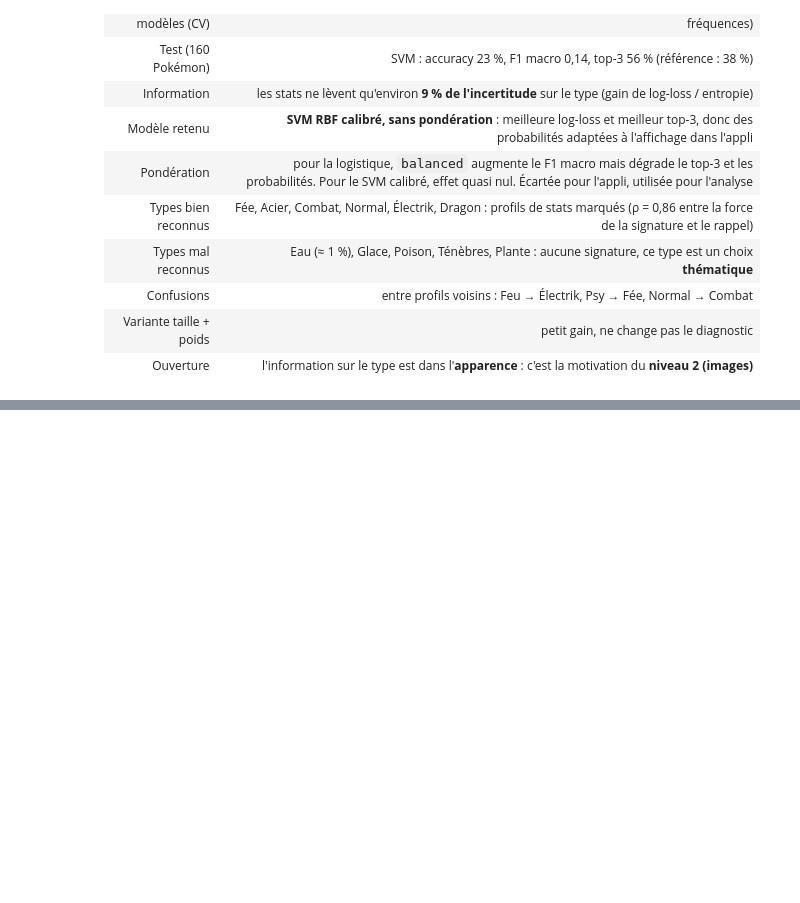
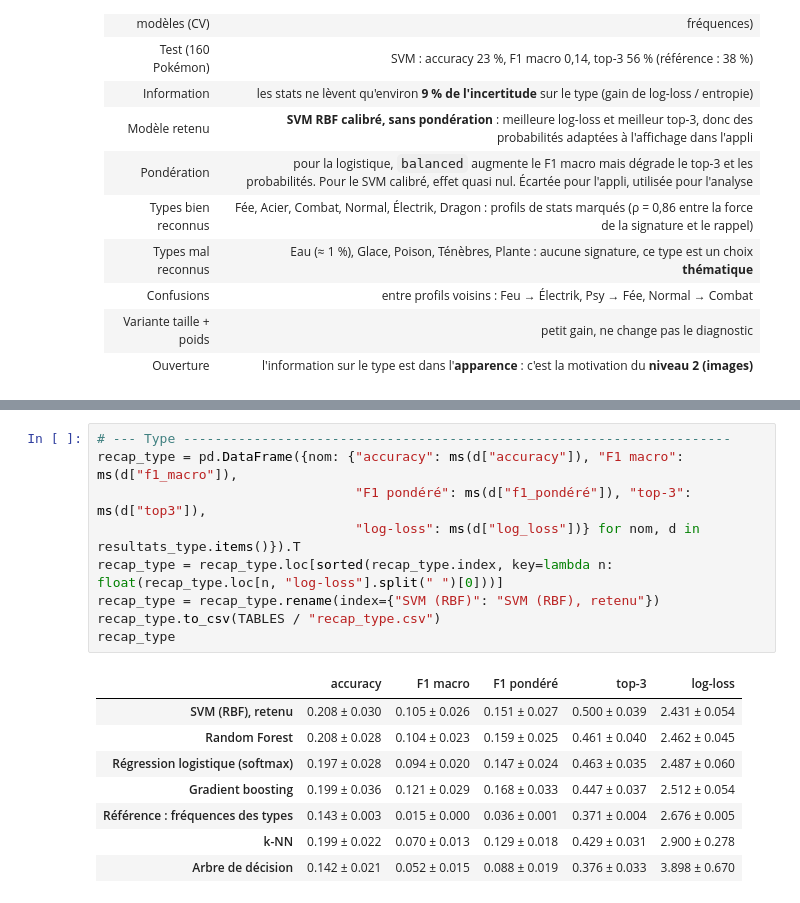
Before and after one commit to iceteeframboise/pokedex, a Jupyter notebook: notebooks/1_tabulaire.ipynb, the cells around one changed output, grey strips where cells are left out. Saved outputs shown, nothing was run; the diff lists cells and outputs as text; blank space fills up the shorter version.

```diff
--- a/notebooks/1_tabulaire.ipynb
+++ b/notebooks/1_tabulaire.ipynb
@@ -2403,0 +2473,18 @@ fmt_type(var_t)
+# %%
+# --- Type ----------------------------------------------------------------------
+recap_type = pd.DataFrame({nom: {"accuracy": ms(d["accuracy"]), "F1 macro": ms(d["f1_macro"]),
+                                 "F1 pondéré": ms(d["f1_pondéré"]), "top-3": ms(d["top3"]),
+                                 "log-loss": ms(d["log_loss"])} for nom, d in resultats_type.items()}).T
+recap_type = recap_type.loc[sorted(recap_type.index, key=lambda n: float(recap_type.loc[n, "log-loss"].split(" ")[0]))]
+recap_type = recap_type.rename(index={"SVM (RBF)": "SVM (RBF), retenu"})
+recap_type.to_csv(TABLES / "recap_type.csv")
+recap_type
+# %% [output]
+|  | accuracy | F1 macro | F1 pondéré | top-3 | log-loss |
+| SVM (RBF), retenu | 0.208 ± 0.030 | 0.105 ± 0.026 | 0.151 ± 0.027 | 0.500 ± 0.039 | 2.431 ± 0.054 |
+| Random Forest | 0.208 ± 0.028 | 0.104 ± 0.023 | 0.159 ± 0.025 | 0.461 ± 0.040 | 2.462 ± 0.045 |
+| Régression logistique (softmax) | 0.197 ± 0.028 | 0.094 ± 0.020 | 0.147 ± 0.024 | 0.463 ± 0.035 | 2.487 ± 0.060 |
+| Gradient boosting | 0.199 ± 0.036 | 0.121 ± 0.029 | 0.168 ± 0.033 | 0.447 ± 0.037 | 2.512 ± 0.054 |
+| Référence : fréquences des types | 0.143 ± 0.003 | 0.015 ± 0.000 | 0.036 ± 0.001 | 0.371 ± 0.004 | 2.676 ± 0.005 |
+| k-NN | 0.199 ± 0.022 | 0.070 ± 0.013 | 0.129 ± 0.018 | 0.429 ± 0.031 | 2.900 ± 0.278 |
+| Arbre de décision | 0.142 ± 0.021 | 0.052 ± 0.015 | 0.088 ± 0.019 | 0.376 ± 0.033 | 3.898 ± 0.670 |
```
Also changed, not shown: parts of 15 cells of this notebook, 12 other files.
